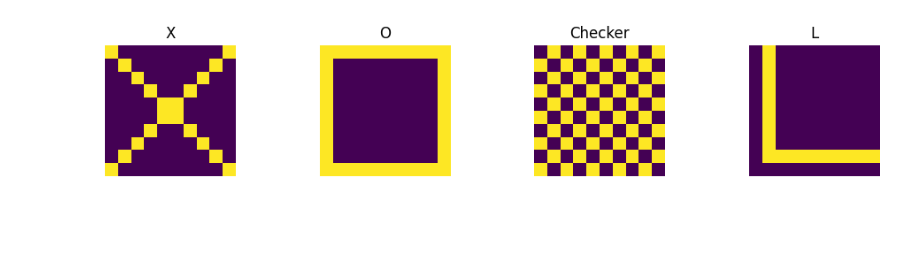
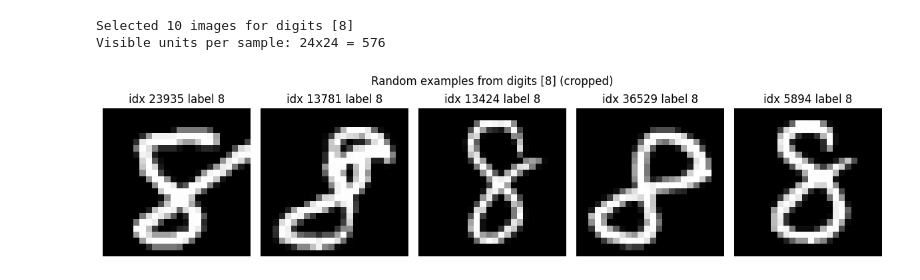
Before and after one commit to vivekhsridhar/EBMs, a Jupyter notebook: BoltzmannMachine.ipynb, the cells around one changed output. Saved outputs shown, nothing was run; the diff lists cells and outputs as text; code cells hidden in the pictures; blank space fills up the shorter version.

Commit message:
updated boltzmann machine to mnist and for it to learn digits from a list

```diff
--- a/BoltzmannMachine.ipynb
+++ b/BoltzmannMachine.ipynb
@@ -4,46 +9,42 @@ import matplotlib.pyplot as plt
 # %%
-# Create 4 simple recognizable 10x10 patterns (letters/numbers/shapes)
-img_dim = 10
-patterns = []
+# Configuration (aligned with Hopfield notebook)
+IMAGE_CROP = 2              # crop margin per side (28 -> 28-2*IMAGE_CROP)
+DIGITS = [8]                # list of digits to learn from (e.g. [0,1,8])
+N_TRAIN = 10                # number of images to sample from the selected digits
 
-# Pattern 1: X shape
-X = np.zeros((img_dim,img_dim))
-for i in range(img_dim):
-    X[i,i] = 1
-    X[i,9-i] = 1
-patterns.append(X)
+# Load and preprocess MNIST
+(X_train, y_train), _ = mnist.load_data()
+X_train = X_train[:, IMAGE_CROP:-IMAGE_CROP, IMAGE_CROP:-IMAGE_CROP].astype('float32') / 255.0
+IMAGE_SIZE = X_train.shape[1]
 
-# Pattern 2: O shape (circle-like border)
-O = np.zeros((10,10))
-O[0,:] = 1
-O[-1,:] = 1
-O[:,0] = 1
-O[:,-1] = 1
-patterns.append(O)
+# Select and sample images for the requested digits
+candidate_idx = np.where(np.isin(y_train, DIGITS))[0]
+sel_pos = np.random.choice(candidate_idx.size, size=min(N_TRAIN, candidate_idx.size), replace=False)
+selected_idx = candidate_idx[sel_pos]
+selected_images = X_train[selected_idx]
+selected_labels = y_train[selected_idx]
 
-# Pattern 3: Checkerboard
-checker = np.fromfunction(lambda i, j: ((i + j) % 2), (img_dim,img_dim))
-patterns.append(checker)
+# Binarize by per-image mean and set training patterns
+image_means = selected_images.mean(axis=(1,2), keepdims=True)
+training_patterns = (selected_images > image_means).astype(np.float32)
 
-# Pattern 4: L shape
-L = np.zeros((10,10))
-L[:-2,1] = 1
-L[-2,1:] = 1
-patterns.append(L)
-
-patterns = np.array(patterns)
+print(f"Selected {training_patterns.shape[0]} images for digits {DIGITS}")
+print(f"Visible units per sample: {IMAGE_SIZE}x{IMAGE_SIZE} = {IMAGE_SIZE**2}")
+# %% [output]
+Selected 10 images for digits [8]
+Visible units per sample: 24x24 = 576
 # %%
-# Display patterns
-fig, axes = plt.subplots(1, 4, figsize=(10,2))
-axes = axes.flatten()
-titles = ["X", "O", "Checker", "L"]
-
-for i in range(4):
-    axes[i].imshow(patterns[i], interpolation='nearest')
-    axes[i].set_title(titles[i])
+# Visualize random up-to-5 examples from the selected training set (grayscale)
+viz_rng = np.random.default_rng(43)
+n_show = min(5, N_TRAIN)
+sel = viz_rng.choice(N_TRAIN, size=n_show, replace=False)
+fig, axes = plt.subplots(1, n_show, figsize=(12, 3))
+for i, idx in enumerate(sel):
+    axes[i].imshow(selected_images[idx], cmap='gray', interpolation='nearest')
+    axes[i].set_title(f"idx {selected_idx[idx]} label {selected_labels[idx]}")
     axes[i].axis('off')
-
+plt.suptitle(f"Random examples from digits {DIGITS} (cropped)")
 plt.tight_layout()
 plt.show()
 # %% [output]
-[figure, old version]
+[figure, new version]
```
Also changed, not shown: parts of 8 cells of this notebook, 1 other file.
